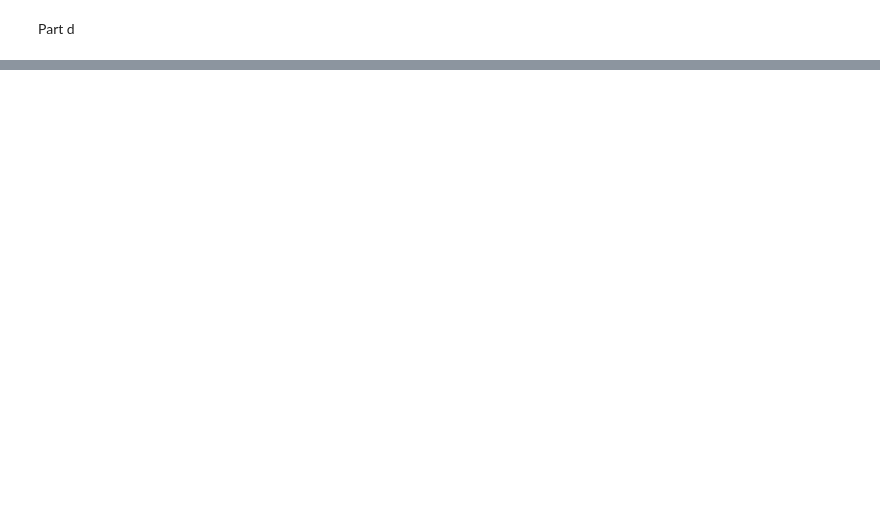
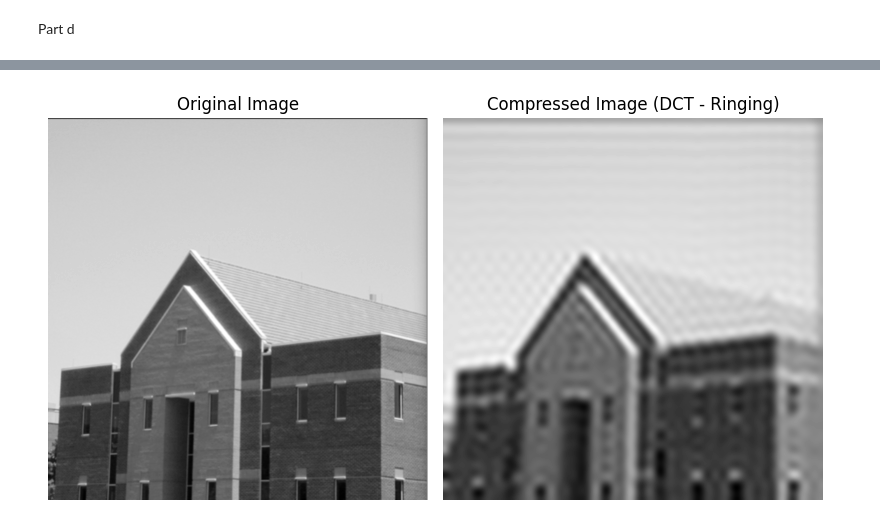
Before and after one commit to Chanidu-Edirisinghe/MathsCW, a Jupyter notebook: CW.ipynb, the cells around one changed output, grey strips where cells are left out. Saved outputs shown, nothing was run; the diff lists cells and outputs as text; code cells hidden in the pictures; blank space fills up the shorter version.

```diff
--- a/CW.ipynb
+++ b/CW.ipynb
@@ -474,0 +422,29 @@ plt.show()
+# %%
+dct_image = dct(dct(gray_image.T, norm='ortho').T, norm='ortho')
+
+compression_level = 50
+dct_image_compressed = np.copy(dct_image)
+
+dct_image_compressed[compression_level:, :] = 0
+dct_image_compressed[:, compression_level:] = 0
+
+idct_image_compressed = idct(idct(dct_image_compressed.T, norm='ortho').T, norm='ortho')
+
+plt.figure(figsize=(12, 6))
+
+# Original image
+plt.subplot(1, 3, 1)
+plt.title("Original Image")
+plt.imshow(gray_image, cmap='gray')
+plt.axis("off")
+
+# Compressed image with DCT artifacts
+plt.subplot(1, 3, 2)
+plt.title("Compressed Image (DCT - Ringing)")
+plt.imshow(idct_image_compressed, cmap='gray')
+plt.axis("off")
+
+plt.tight_layout()
+plt.show()
+# %% [output]
+[figure, added]
```
Also changed, not shown: parts of 5 cells of this notebook, 1 other file.
